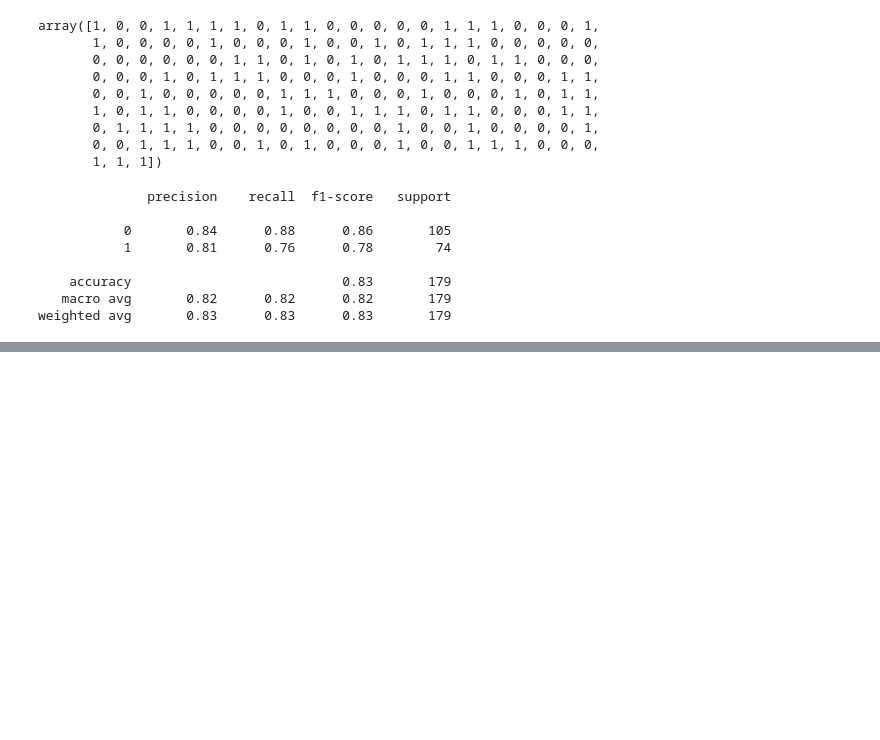
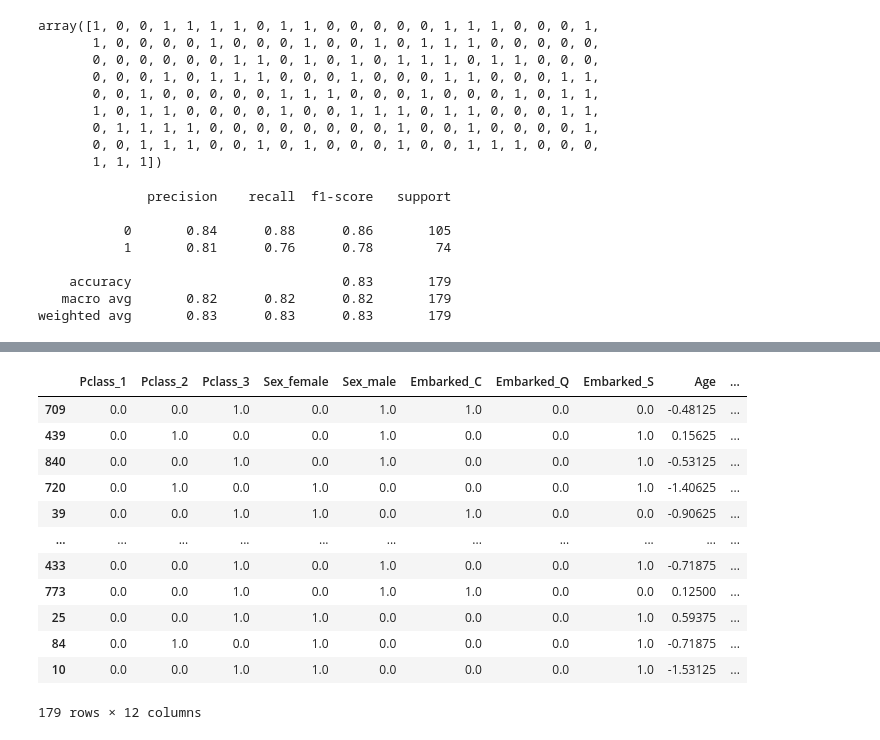
Before and after one commit to plipustel/Kaggle, a Jupyter notebook: titanic_disaster_prediction/titanic_model_v1.ipynb, the cells around one changed output, grey strips where cells are left out. Cells and saved outputs as stored; diff of their text form; code cells hidden in the pictures; blank space fills up the shorter version.

```diff
--- a/titanic_disaster_prediction/titanic_model_v1.ipynb
+++ b/titanic_disaster_prediction/titanic_model_v1.ipynb
@@ -486,0 +556,16 @@ weighted avg       0.83      0.83      0.83       179
+# %%
+X_test
+# %% [output]
+|  | Pclass_1 | Pclass_2 | Pclass_3 | Sex_female | Sex_male | Embarked_C | Embarked_Q | Embarked_S | Age | ... |
+| 709 | 0.0 | 0.0 | 1.0 | 0.0 | 1.0 | 1.0 | 0.0 | 0.0 | -0.48125 | ... |
+| 439 | 0.0 | 1.0 | 0.0 | 0.0 | 1.0 | 0.0 | 0.0 | 1.0 | 0.15625 | ... |
+| 840 | 0.0 | 0.0 | 1.0 | 0.0 | 1.0 | 0.0 | 0.0 | 1.0 | -0.53125 | ... |
+| 720 | 0.0 | 1.0 | 0.0 | 1.0 | 0.0 | 0.0 | 0.0 | 1.0 | -1.40625 | ... |
+| 39 | 0.0 | 0.0 | 1.0 | 1.0 | 0.0 | 1.0 | 0.0 | 0.0 | -0.90625 | ... |
+| ... | ... | ... | ... | ... | ... | ... | ... | ... | ... | ... |
+| 433 | 0.0 | 0.0 | 1.0 | 0.0 | 1.0 | 0.0 | 0.0 | 1.0 | -0.71875 | ... |
+| 773 | 0.0 | 0.0 | 1.0 | 0.0 | 1.0 | 1.0 | 0.0 | 0.0 | 0.12500 | ... |
+| 25 | 0.0 | 0.0 | 1.0 | 1.0 | 0.0 | 0.0 | 0.0 | 1.0 | 0.59375 | ... |
+| 84 | 0.0 | 1.0 | 0.0 | 1.0 | 0.0 | 0.0 | 0.0 | 1.0 | -0.71875 | ... |
+| 10 | 0.0 | 0.0 | 1.0 | 1.0 | 0.0 | 0.0 | 0.0 | 1.0 | -1.53125 | ... |
+179 rows × 12 columns
```
Also changed, not shown: parts of 13 cells of this notebook.
